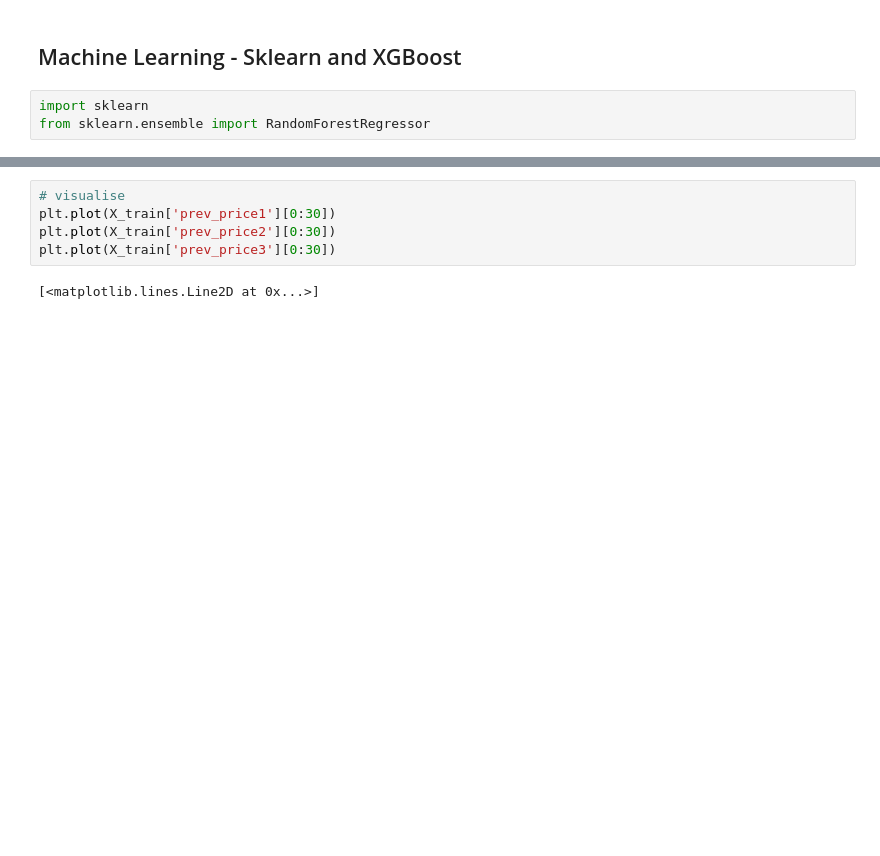
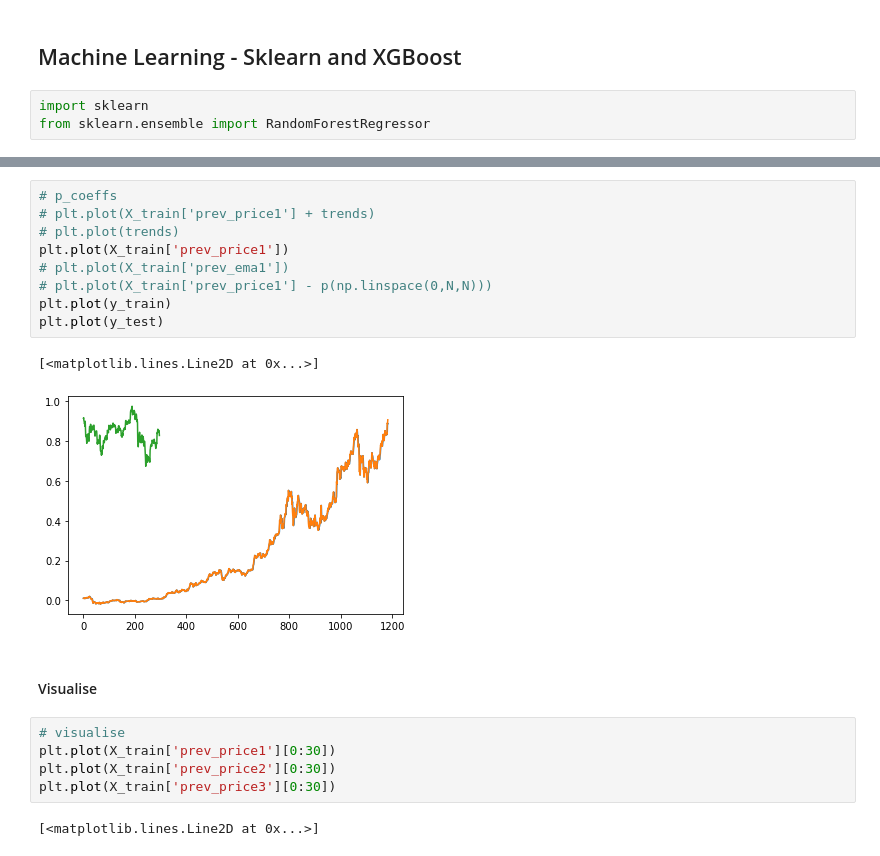
Before and after one commit to Sergeytata/Data-Science-Small-Tutorial, a Jupyter notebook: for_noobs_with_love.ipynb, the cells around one changed output, grey strips where cells are left out. Cells and saved outputs as stored; diff of their text form; blank space fills up the shorter version.

```diff
--- a/for_noobs_with_love.ipynb
+++ b/for_noobs_with_love.ipynb
@@ -290,3 +408,17 @@ X_train, X_test, y_train, y_test = train_test_split(X, y.to_numpy(), test_size=0
+# %%
+# p_coeffs
+# plt.plot(X_train['prev_price1'] + trends)
+# plt.plot(trends)
+plt.plot(X_train['prev_price1'])
+# plt.plot(X_train['prev_ema1'])
+# plt.plot(X_train['prev_price1'] - p(np.linspace(0,N,N)))
+plt.plot(y_train)
+plt.plot(y_test)
+# %% [output]
+[<matplotlib.lines.Line2D at 0x...>]
+[figure, added]
+# %% [markdown]
+#### Visualise
 # %%
 # visualise
 plt.plot(X_train['prev_price1'][0:30])
```
Also changed, not shown: parts of 26 cells of this notebook.
